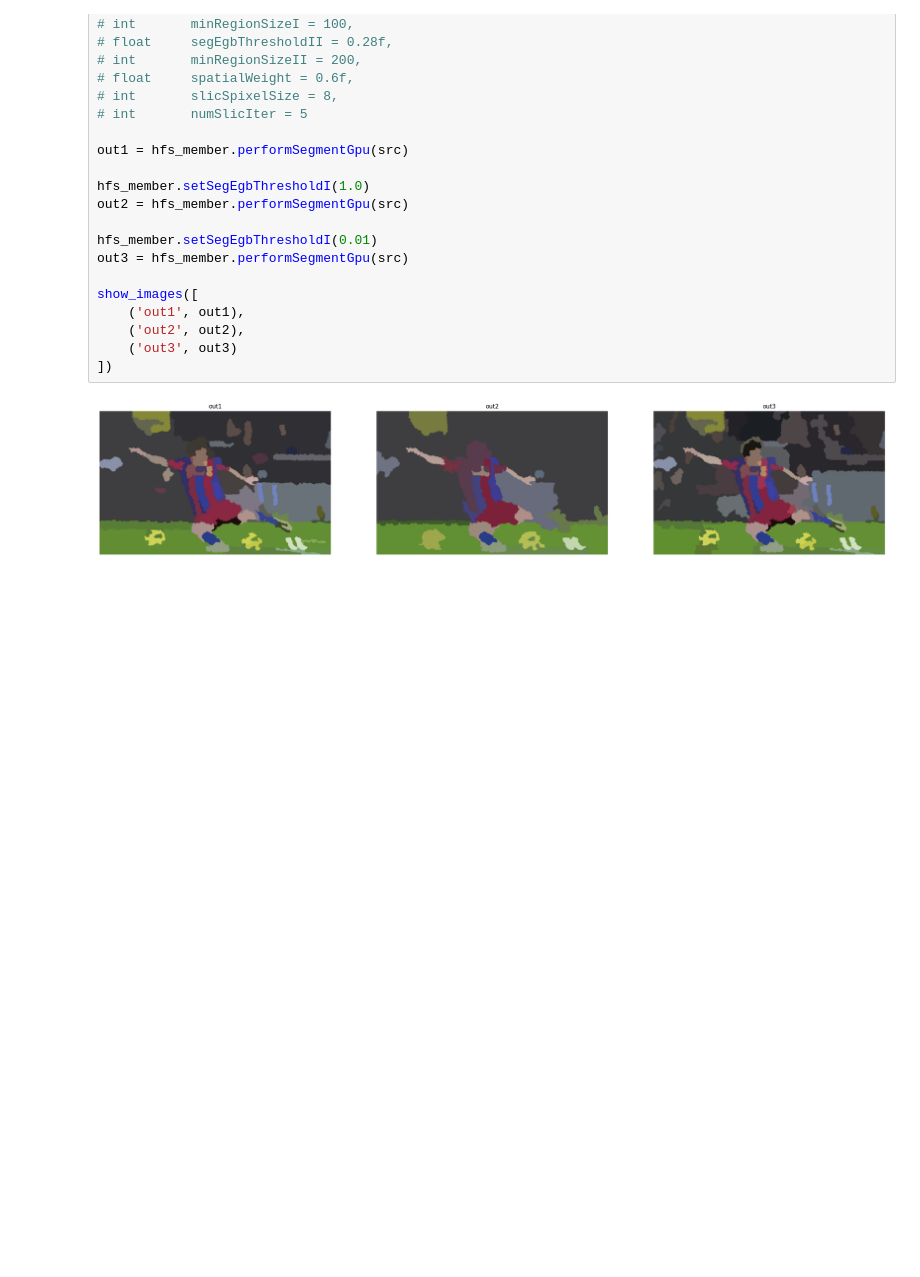
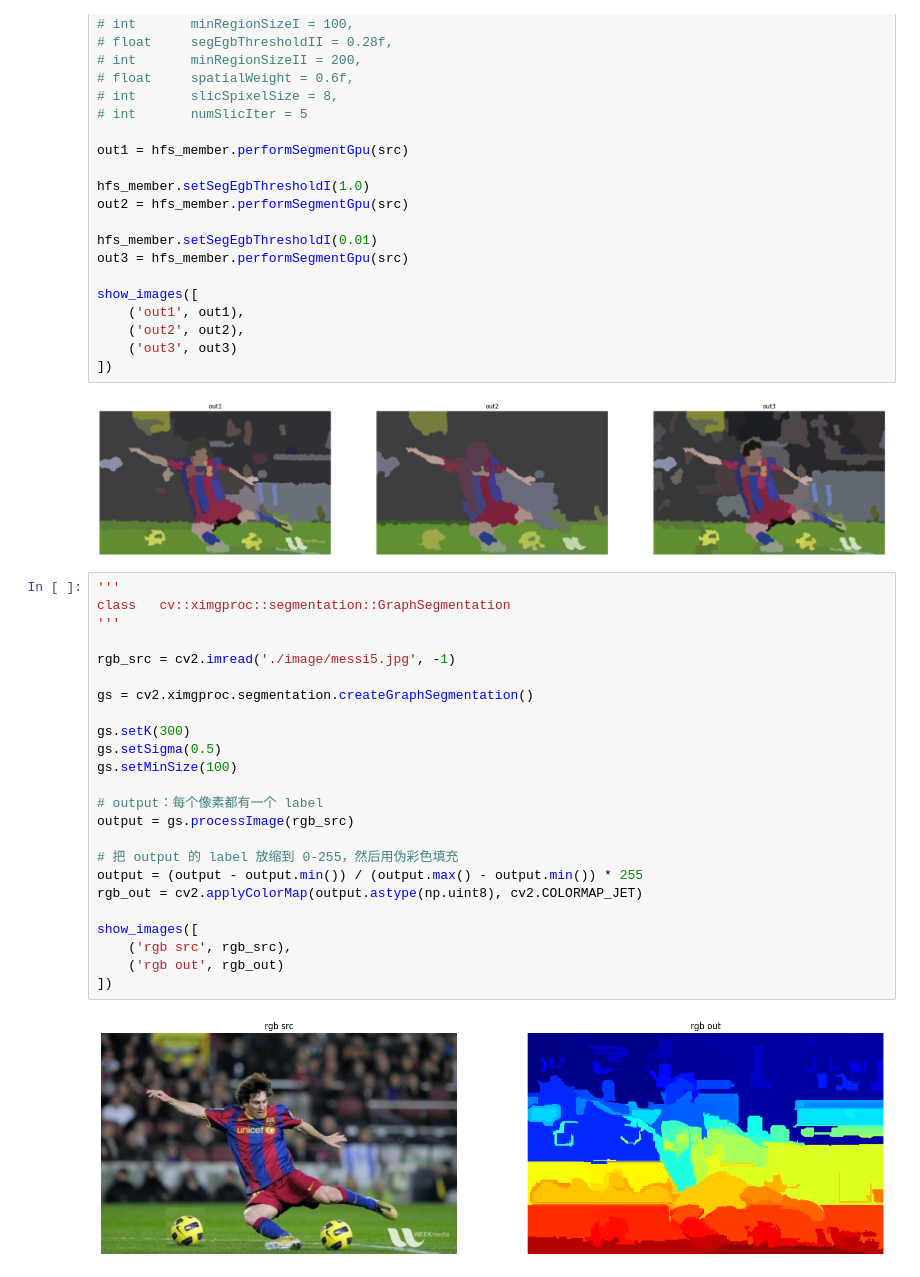
Before and after one commit to masterAllen/LearnOpenCV, a Jupyter notebook: code/image_segemnt.ipynb, the cells around one changed output. Saved outputs shown, nothing was run; the diff lists cells and outputs as text; blank space fills up the shorter version.

Commit message:
Upload Note 4.4 (segmentation)

```diff
--- a/code/image_segemnt.ipynb
+++ b/code/image_segemnt.ipynb
@@ -148,3 +148,29 @@ show_images([
 ])
 # %% [output]
 [figure]
+# %%
+'''
+class  	cv::ximgproc::segmentation::GraphSegmentation
+'''
+
+rgb_src = cv2.imread('./image/messi5.jpg', -1)
+
+gs = cv2.ximgproc.segmentation.createGraphSegmentation()
+
+gs.setK(300)
+gs.setSigma(0.5)
+gs.setMinSize(100)
+
+# output：每个像素都有一个 label
+output = gs.processImage(rgb_src)
+
+# 把 output 的 label 放缩到 0-255，然后用伪彩色填充
+output = (output - output.min()) / (output.max() - output.min()) * 255
+rgb_out = cv2.applyColorMap(output.astype(np.uint8), cv2.COLORMAP_JET)
+
+show_images([
+    ('rgb src', rgb_src),
+    ('rgb out', rgb_out)
+])
+# %% [output]
+[figure, added]
```
Also changed, not shown: 1 other file.
